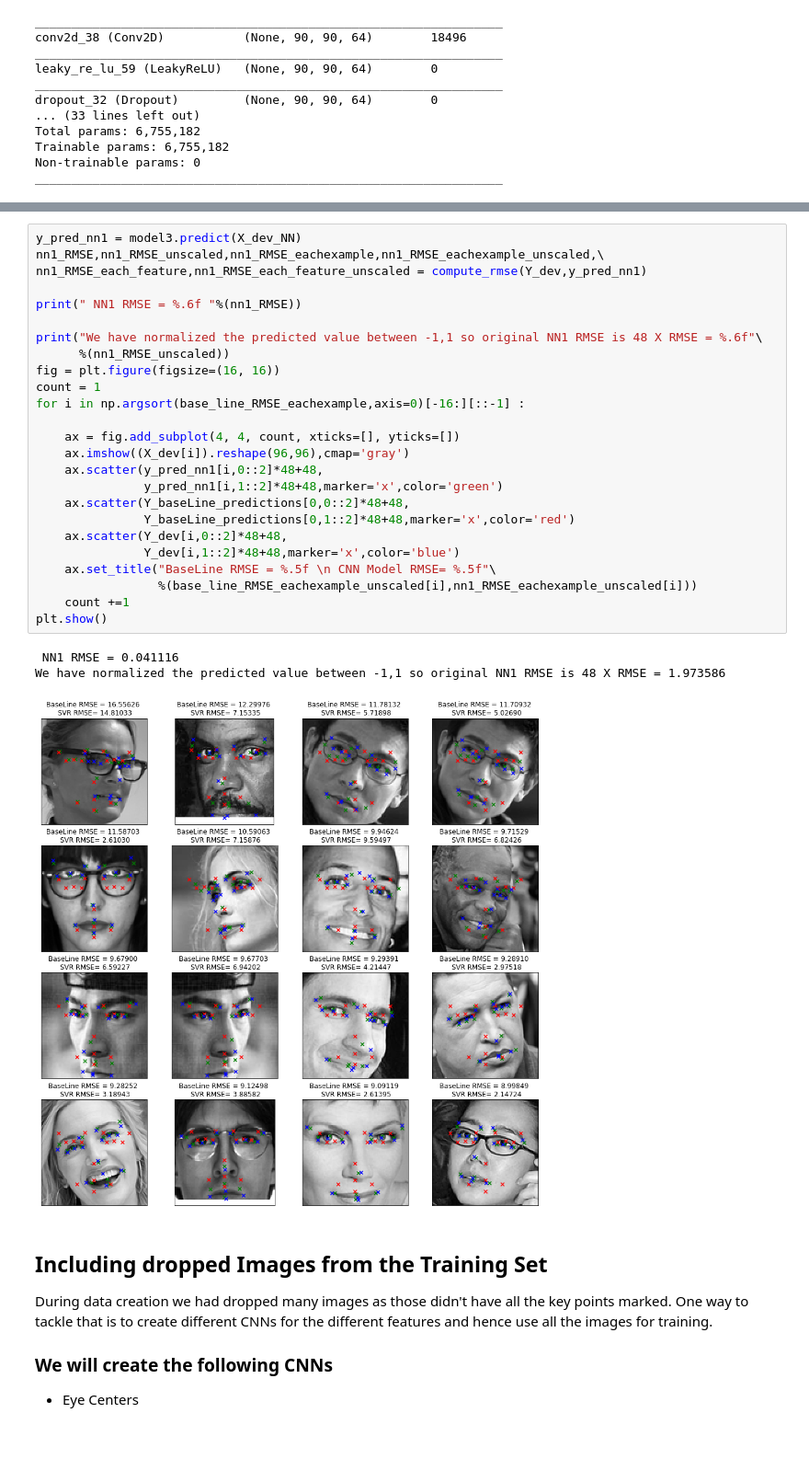
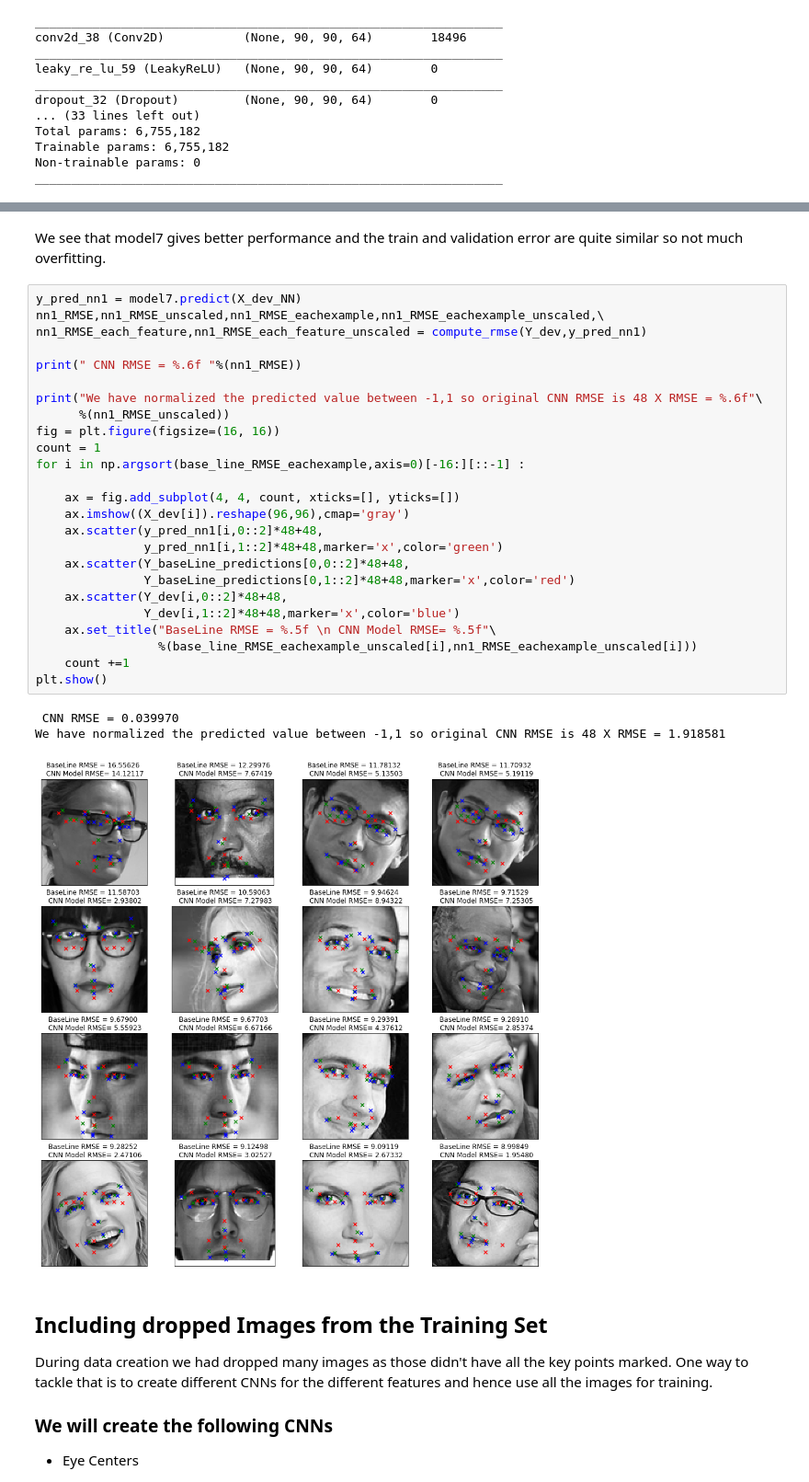
Before and after one commit to anupjha10/W207_ML_FINAL_Project, a Jupyter notebook: Final_Project_Anish_Anup.ipynb, the cells around one changed output, grey strips where cells are left out. Shown at 92% size. Drawn from its saved outputs; the diff is of its cells as text; blank space fills up the shorter version.

```diff
--- a/Final_Project_Anish_Anup.ipynb
+++ b/Final_Project_Anish_Anup.ipynb
@@ -1319,32 +1351,34 @@ Epoch 1/50
+# %% [markdown]
+We see that model7 gives better performance and the train and validation error are quite similar so not much overfitting.
 # %%
-y_pred_nn1 = model3.predict(X_dev_NN)
+y_pred_nn1 = model7.predict(X_dev_NN)
 nn1_RMSE,nn1_RMSE_unscaled,nn1_RMSE_eachexample,nn1_RMSE_eachexample_unscaled,\
 nn1_RMSE_each_feature,nn1_RMSE_each_feature_unscaled = compute_rmse(Y_dev,y_pred_nn1)
 
-print(" NN1 RMSE = %.6f "%(nn1_RMSE))
+print(" CNN RMSE = %.6f "%(nn1_RMSE))
 
-print("We have normalized the predicted value between -1,1 so original NN1 RMSE is 48 X RMSE = %.6f"\
+print("We have normalized the predicted value between -1,1 so original CNN RMSE is 48 X RMSE = %.6f"\
       %(nn1_RMSE_unscaled))
 fig = plt.figure(figsize=(16, 16))
 count = 1
 for i in np.argsort(base_line_RMSE_eachexample,axis=0)[-16:][::-1] :
 
     ax = fig.add_subplot(4, 4, count, xticks=[], yticks=[])
     ax.imshow((X_dev[i]).reshape(96,96),cmap='gray')
     ax.scatter(y_pred_nn1[i,0::2]*48+48,
                y_pred_nn1[i,1::2]*48+48,marker='x',color='green')
     ax.scatter(Y_baseLine_predictions[0,0::2]*48+48,
                Y_baseLine_predictions[0,1::2]*48+48,marker='x',color='red')
     ax.scatter(Y_dev[i,0::2]*48+48,
                Y_dev[i,1::2]*48+48,marker='x',color='blue')
     ax.set_title("BaseLine RMSE = %.5f \n CNN Model RMSE= %.5f"\
                  %(base_line_RMSE_eachexample_unscaled[i],nn1_RMSE_eachexample_unscaled[i]))
     count +=1
 plt.show()
 # %% [output]
- NN1 RMSE = 0.041116
-We have normalized the predicted value between -1,1 so original NN1 RMSE is 48 X RMSE = 1.973586
+ CNN RMSE = 0.039970
+We have normalized the predicted value between -1,1 so original CNN RMSE is 48 X RMSE = 1.918581
-[figure, old version]
+[figure, new version]
 # %% [markdown]
 ## Including dropped Images from the Training Set
 During data creation we had dropped many images as those didn't have all the key points marked. One way to tackle that is to create different CNNs for the different features and hence use all the images for training.
```
Also changed, not shown: parts of 7 cells of this notebook.
